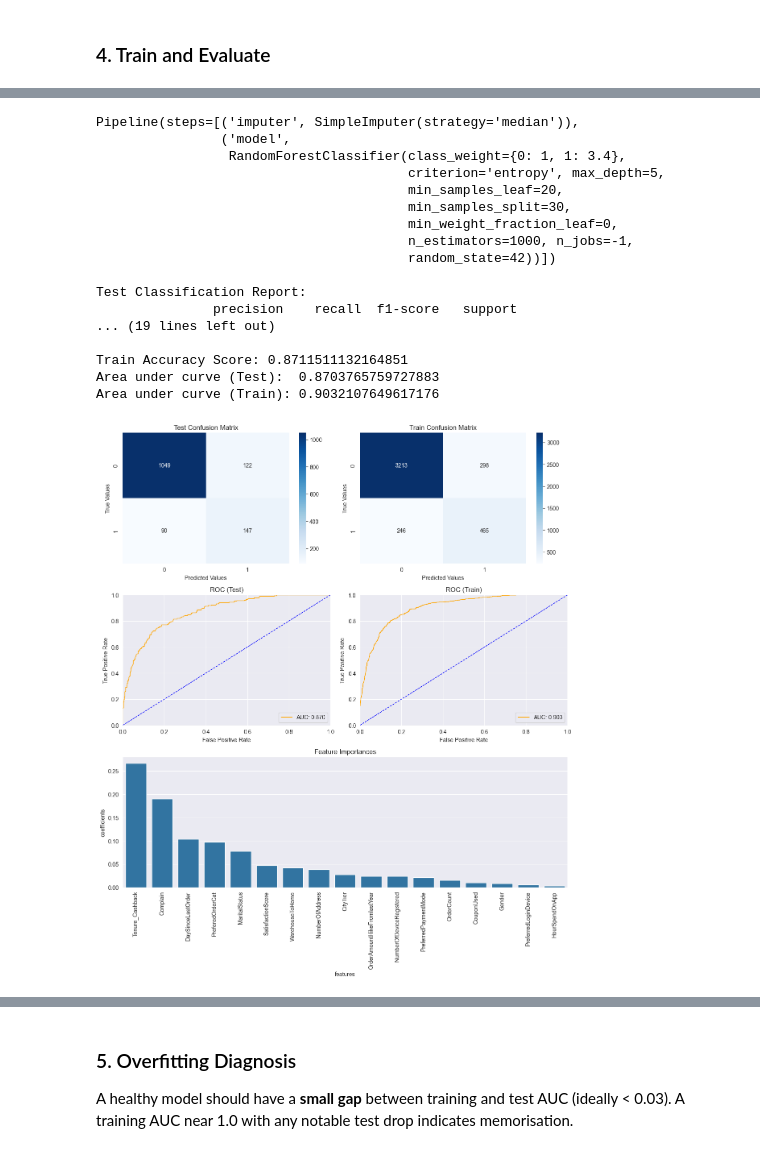
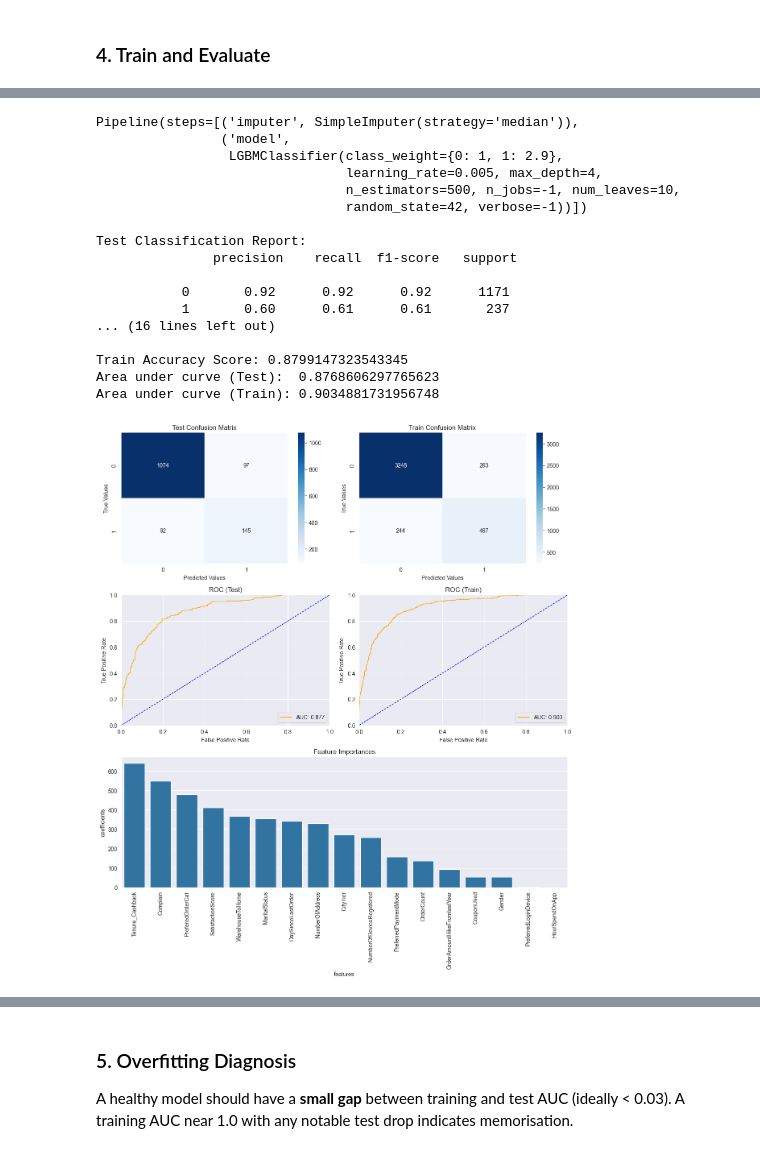
Before and after one commit to purohitbej/churn-prediction-survival-analysis, a Jupyter notebook: notebooks/03_model_building.ipynb, the cells around one changed output, grey strips where cells are left out. Drawn from its saved outputs; the diff is of its cells as text; code cells hidden in the pictures.

Commit message:
Added Lightgbm and XGBoost - with mlflow

```diff
--- a/notebooks/03_model_building.ipynb
+++ b/notebooks/03_model_building.ipynb
@@ -71,21 +161,25 @@ Mean: 0.8716  Std: 0.0162
 # %%
-churn_prediction(build_pipeline(), x_train, x_test, y_train, y_test, feature_names, cf="features")
+# LightGBM Classsifier
+
+churn_prediction(
+    build_pipeline_lgbm(), x_train, x_test, y_train, y_test, feature_names, cf="features"
+)
 # %% [output]
 Pipeline(steps=[('imputer', SimpleImputer(strategy='median')),
                 ('model',
-                 RandomForestClassifier(class_weight={0: 1, 1: 3.4},
-                                        criterion='entropy', max_depth=5,
-                                        min_samples_leaf=20,
-                                        min_samples_split=30,
-                                        min_weight_fraction_leaf=0,
-                                        n_estimators=1000, n_jobs=-1,
-                                        random_state=42))])
+                 LGBMClassifier(class_weight={0: 1, 1: 2.9},
+                                learning_rate=0.005, max_depth=4,
+                                n_estimators=500, n_jobs=-1, num_leaves=10,
+                                random_state=42, verbose=-1))])
 
 Test Classification Report:
                precision    recall  f1-score   support
-... (19 lines left out)
 
-Train Accuracy Score: 0.8711511132164851
-Area under curve (Test):  0.8703765759727883
-Area under curve (Train): 0.9032107649617176
+           0       0.92      0.92      0.92      1171
+           1       0.60      0.61      0.61       237
+... (16 lines left out)
+
+Train Accuracy Score: 0.8799147323543345
+Area under curve (Test):  0.8768606297765623
+Area under curve (Train): 0.9034881731956748
-[figure, old version]
+[figure, new version]
```
Also changed, not shown: parts of 21 cells of this notebook, 9 other files.
